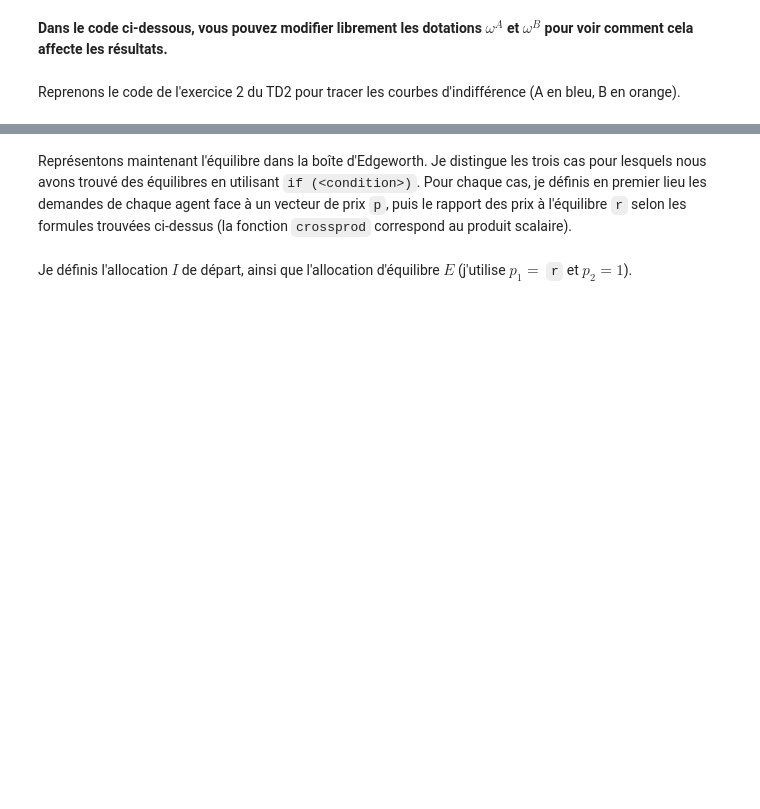
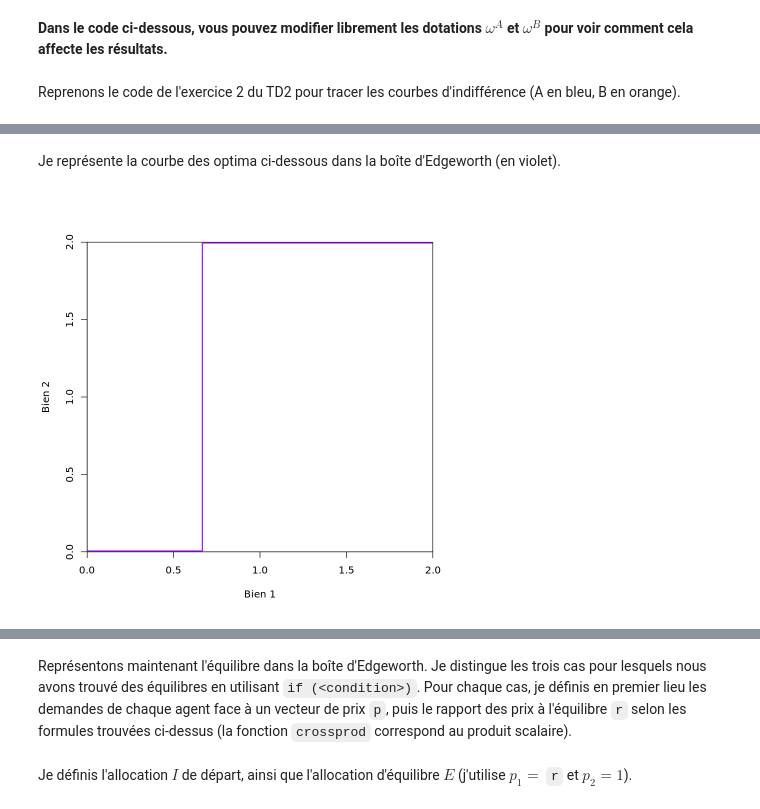
Before and after one commit to antoine-jacquet/TeachingBinder, a Jupyter notebook: Teaching/Microéconomie 5/micro5-TD3-ex1.ipynb, the cells around one changed output, grey strips where cells are left out. Drawn from its saved outputs; the diff is of its cells as text; code cells hidden in the pictures; blank space fills up the shorter version.

```diff
--- a/Teaching/Microéconomie 5/micro5-TD3-ex1.ipynb
+++ b/Teaching/Microéconomie 5/micro5-TD3-ex1.ipynb
@@ -39 +61,11 @@ for (U in niveauxB) lines(x1, rev(omega2 - indiffB(U)), col = "darkorange", ylim
+# %% [markdown]
+Je représente la courbe des optima ci-dessous dans la boîte d'Edgeworth (en violet).
+# %%
+plot(x = x1, y = x1, xlim = c(0, omega1), ylim = c(0, omega2),
+     type = "n", asp=NA, xlab="Bien 1", ylab="Bien 2", xaxs="i", yaxs="i")
+lines(c(omega1/3, omega1/3), c(0, omega2), lwd = 2, col = "purple")            # optima internes
+lines(c(0, omega1/3), c(0, 0)+.005, lwd = 2, col = "purple")                   # optima en coin : xA2 = 0
+lines(c(omega1/3, omega1), c(omega2, omega2)-.005, lwd = 2, col = "purple")    # optima en coin : xB2 = 0
+# %% [output]
+[figure, added]
 # %% [markdown]
```
Also changed, not shown: parts of 13 cells of this notebook, 1 other file.
